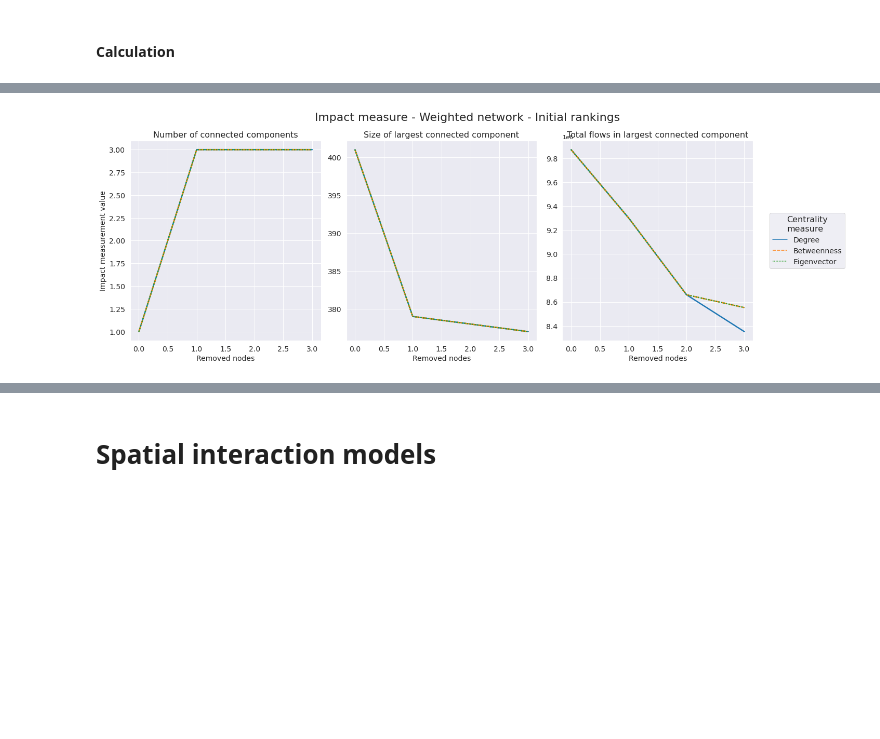
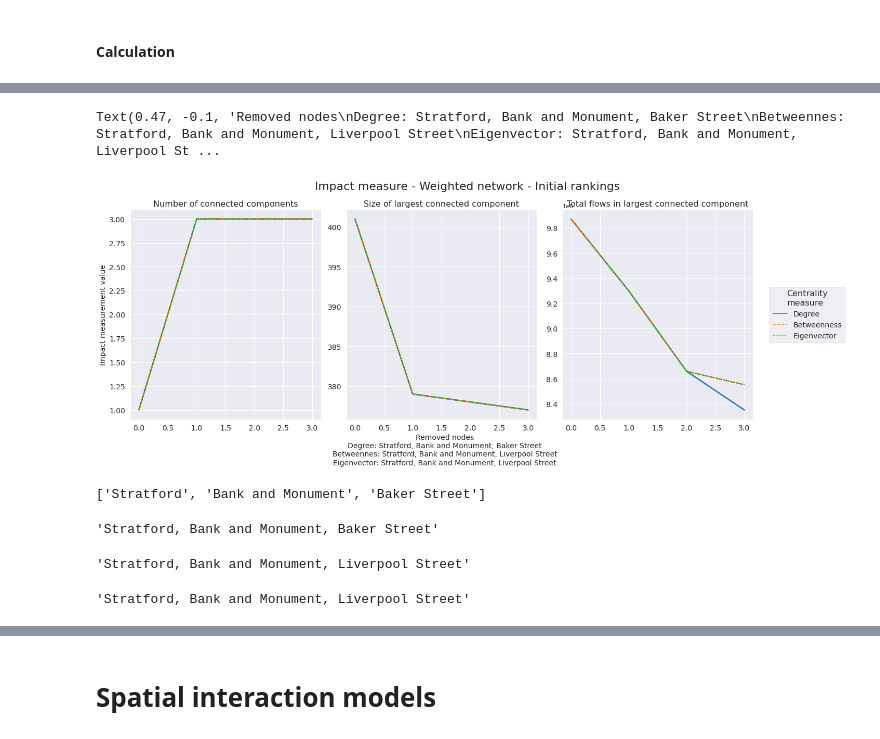
Before and after one commit to rpoandres/US_Assessment, a Jupyter notebook: US_Assessment.ipynb, the cells around one changed output, grey strips where cells are left out. Cells and saved outputs as stored; diff of their text form; code cells hidden in the pictures; blank space fills up the shorter version.

Commit message:
Label with removed nodes

```diff
--- a/US_Assessment.ipynb
+++ b/US_Assessment.ipynb
@@ -1306,37 +1300,46 @@ ax2.set_title("Size of largest connected component",fontsize=16)
 ax3.set_title("Total flows in largest connected component",fontsize=16)
 
 ax2.set_ylabel('')
 ax3.set_ylabel('')
 # ax4.set_ylabel('')
 
-# ax1.set_yticklabels([])
-# ax2.set_yticklabels([]) # remove lable axis
-# ax2.set_yticks([])
+ax1.set_xlabel('')
+ax2.set_xlabel('')
+ax3.set_xlabel('')
+# ax4.set_ylabel('')
+
+# ax1.set_xticklabels([])
+# ax2.set_xticklabels([]) # remove lable axis
+# ax3.set_xticks([])
 
 
 ax1.get_legend().remove()
 ax2.get_legend().remove()
 # ax3.get_legend().remove()
 plt.legend(bbox_to_anchor=(1.5, 0.5),loc='center right',title='Centrality\nmeasure',fontsize=14,title_fontsize=16)
 
-ax1.set_xlabel("Removed nodes",fontsize=14)
-ax2.set_xlabel("Removed nodes",fontsize=14)
-ax3.set_xlabel("Removed nodes",fontsize=14)
+# ax1.set_xlabel("Removed nodes\nDegree: " + ', '.join(degree_rank[0:3]),fontsize=14)
+# ax2.set_xlabel("Removed nodes",fontsize=14)
+# ax3.set_xlabel("Removed nodes",fontsize=14)
 # ax3.set_xlabel("Removed nodes",fontsize=14)
 # ax4.set_xlabel("Removed nodes",fontsize=14)
 
 for label in (ax1.get_xticklabels() + ax1.get_yticklabels()):
 	label.set_fontsize(14)
 
 for label in (ax2.get_xticklabels() + ax2.get_yticklabels()):
 	label.set_fontsize(14)
 
 for label in (ax3.get_xticklabels() + ax3.get_yticklabels()):
 	label.set_fontsize(14)
 
+# plt.xlabel("common X")
+
 # for label in (ax4.get_xticklabels() + ax4.get_yticklabels()):
 # 	label.set_fontsize(14)
 
 # plt.savefig("Dis_line_ratio_meta_M1_M2_M3.jpg",dpi=300)
+fig.text(0.47, -0.1, 'Removed nodes\n' + 'Degree: ' + ', '.join(degree_rank[0:3]) + '\nBetweennes: ' + ', '.join(bet_rank[0:3]) + '\nEigenvector: ' + ', '.join(eig_rank[0:3]), ha='center',fontsize=14)
 # %% [output]
+Text(0.47, -0.1, 'Removed nodes\nDegree: Stratford, Bank and Monument, Baker Street\nBetweennes: Stratford, Bank and Monument, Liverpool Street\nEigenvector: Stratford, Bank and Monument, Liverpool St ...
-[figure, old version]
+[figure, new version]
@@ -1343,3 +1348,19 @@ for label in (ax3.get_xticklabels() + ax3.get_yticklabels()):
+# %%
+degree_rank[0:3]
+# %% [output]
+['Stratford', 'Bank and Monument', 'Baker Street']
+# %%
+', '.join(degree_rank[0:3])
+# %% [output]
+'Stratford, Bank and Monument, Baker Street'
+# %%
+', '.join(bet_rank[0:3])
+# %% [output]
+'Stratford, Bank and Monument, Liverpool Street'
+# %%
+', '.join(eig_rank[0:3])
+# %% [output]
+'Stratford, Bank and Monument, Liverpool Street'
 # %%
 # Create a blank df
 w_results_rerun_df = pd.DataFrame()
```
Also changed, not shown: parts of 6 cells of this notebook.
